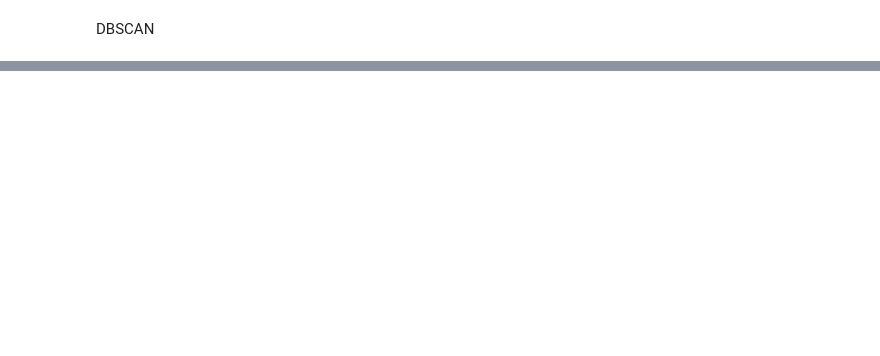
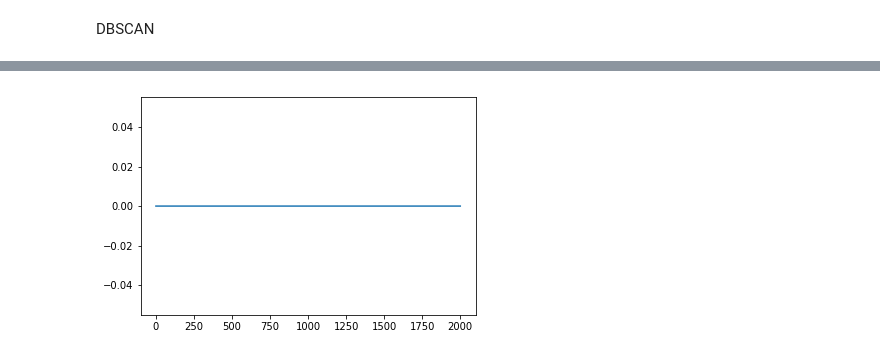
Before and after one commit to satyamkapoor/project_dataanalysis, a Jupyter notebook: Data Project.ipynb, the cells around one changed output, grey strips where cells are left out. Cells and saved outputs as stored; diff of their text form; code cells hidden in the pictures; blank space fills up the shorter version.

```diff
--- a/Data Project.ipynb
+++ b/Data Project.ipynb
@@ -463,0 +478,23 @@ for eps in range(0.1,0.99,0.05)
+# %%
+consensus_DBSCAN_results = np.zeros((consensus_DBSCAN.shape[0],1))
+for numb in range (0,consensus_DBSCAN.shape[0]):
+    threes = 0
+    twos = 0
+    ones = 0
+    for r in range(0,consensus_DBSCAN.shape[1]):
+        if consensus_DBSCAN[numb][r] == 1:
+            ones = ones+1
+        elif consensus_DBSCAN[numb][r]== 2:
+            twos = twos + 1
+        elif consensus_DBSCAN[numb][r] ==3:
+            threes = threes + 1
+
+
+    total = ones + threes #noise + border
+
+    print(total)
+    threshold = (consensus_DBSCAN.shape[1]*50)/100
+    if total > threshold:
+        consensus_DBSCAN_results[numb][0] = 0 #noise
+    else:
+        consensus_DBSCAN_results[numb][0] = 1 #not noise
@@ -463,0 +519,5 @@ for eps in range(0.1,0.99,0.05)
+# %%
+plt.plot(consensus_DBSCAN_results)
+plt.show()
+# %% [output]
+[figure, added]
```
Also changed, not shown: parts of 15 cells of this notebook.
